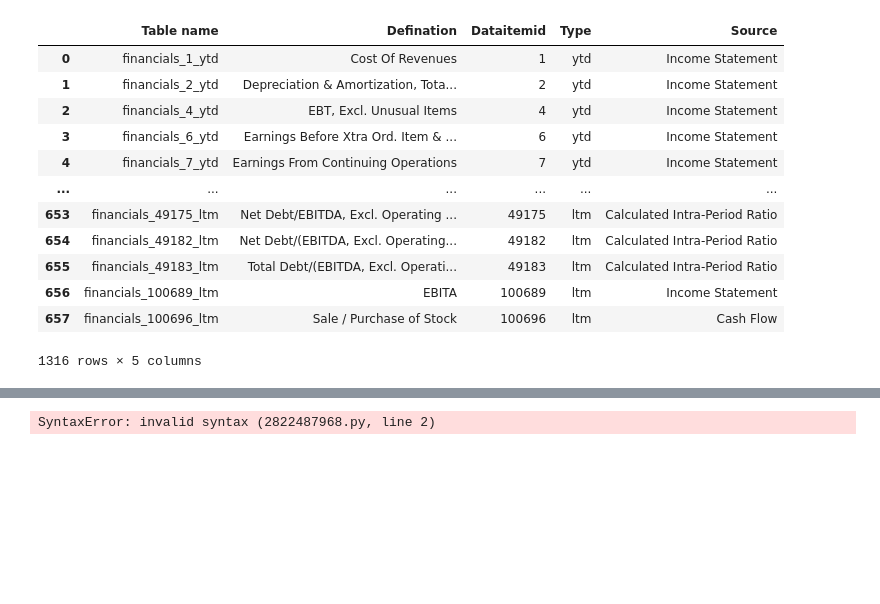
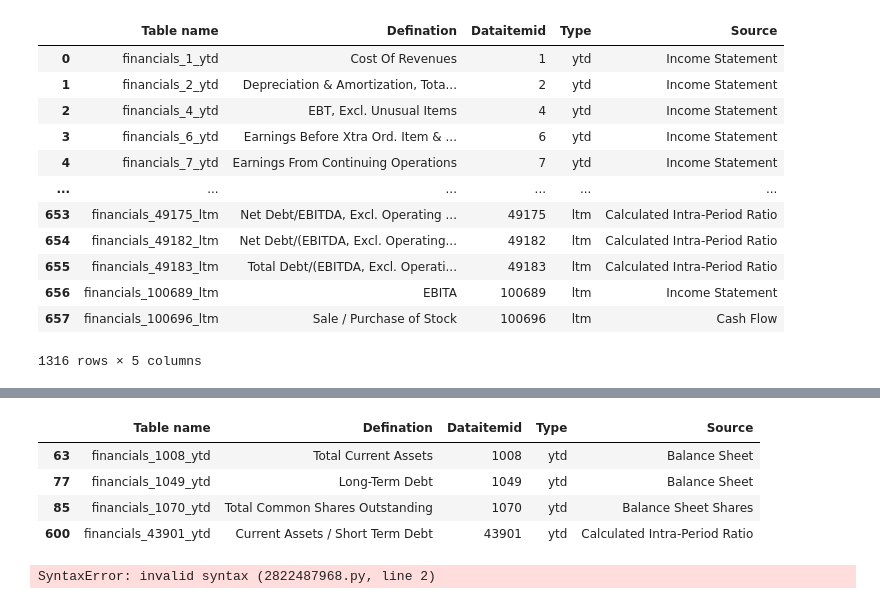
Before and after one commit to youngyicheng/credit_research, a Jupyter notebook: demo.ipynb, the cells around one changed output, grey strips where cells are left out. Saved outputs shown, nothing was run; the diff lists cells and outputs as text; code cells hidden in the pictures; blank space fills up the shorter version.

```diff
--- a/demo.ipynb
+++ b/demo.ipynb
@@ -223,3 +203,11 @@ fin_info.loc[fin_info['Defination'].str.contains('Shares')]
+# %%
+fin_info.loc[fin_info['Table name'].isin(['financials_1049_ytd','financials_1008_ytd','financials_43901_ytd','financials_1070_ytd'])]
+# %% [output]
+|  | Table name | Defination | Dataitemid | Type | Source |
+| 63 | financials_1008_ytd | Total Current Assets | 1008 | ytd | Balance Sheet |
+| 77 | financials_1049_ytd | Long-Term Debt | 1049 | ytd | Balance Sheet |
+| 85 | financials_1070_ytd | Total Common Shares Outstanding | 1070 | ytd | Balance Sheet Shares |
+| 600 | financials_43901_ytd | Current Assets / Short Term Debt | 43901 | ytd | Calculated Intra-Period Ratio |
 # %%
 def read_financial_data(field_name, table_name ,start_date, end_date):
     """
```
Also changed, not shown: parts of 2 cells of this notebook.
